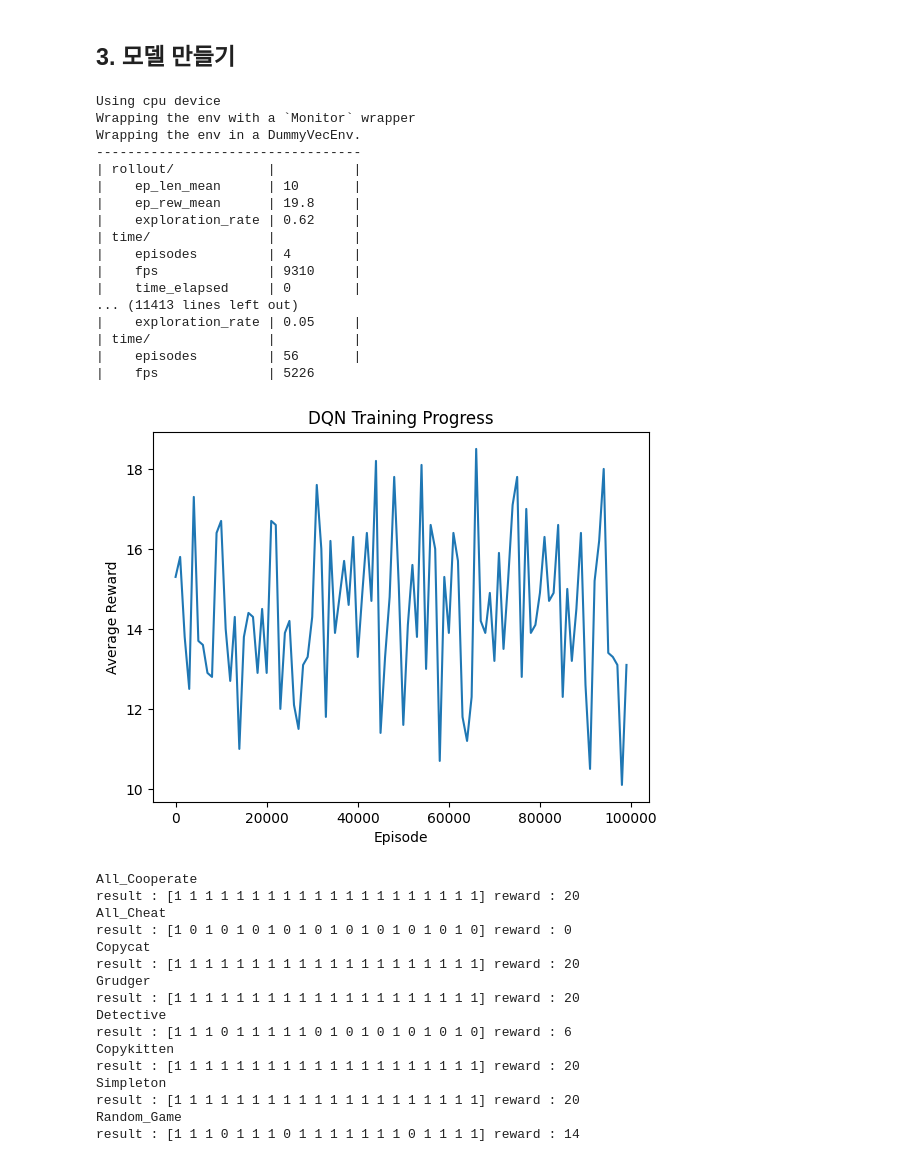
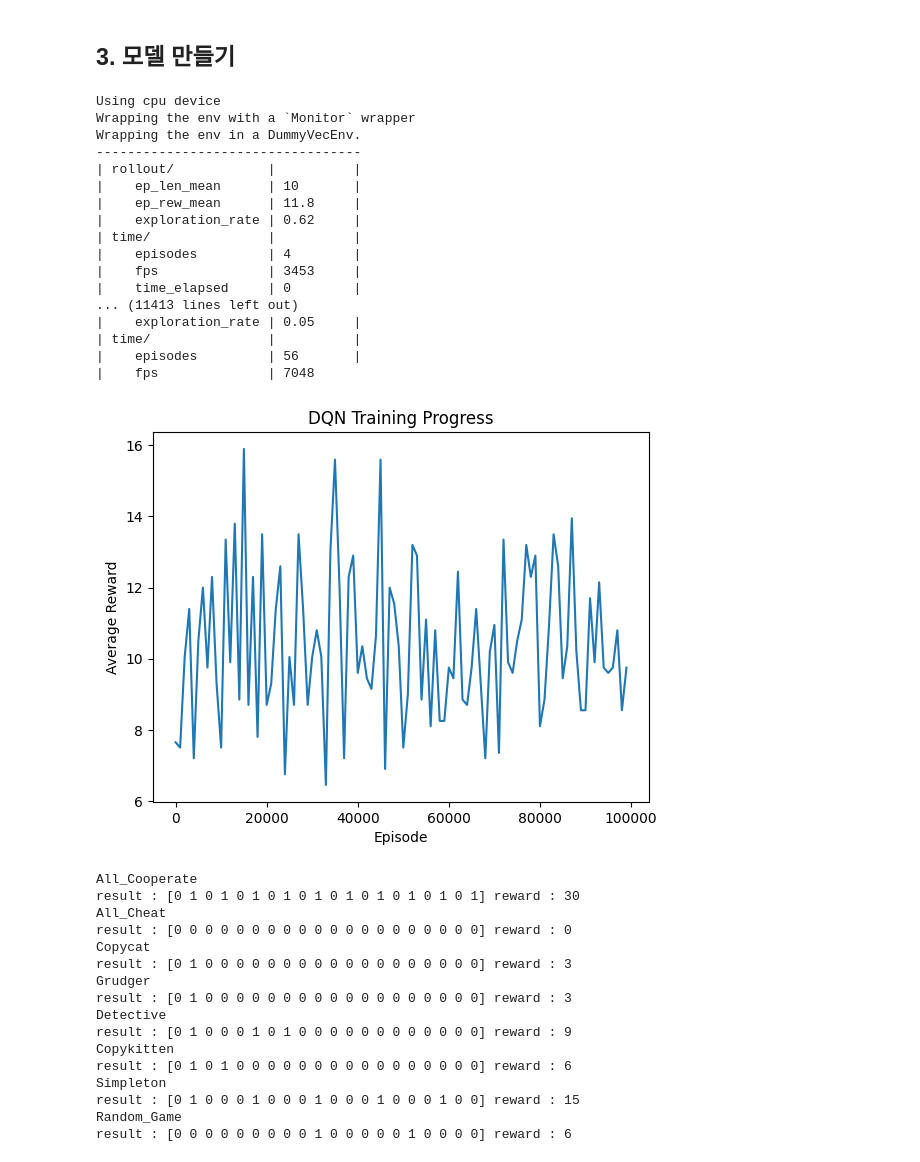
Before and after one commit to Otwooo/prisoner-s-dilemma, a Jupyter notebook: DQN.ipynb, the cells around one changed output. Saved outputs shown, nothing was run; the diff lists cells and outputs as text; code cells hidden in the pictures.

```diff
--- a/DQN.ipynb
+++ b/DQN.ipynb
@@ -184,7 +184,7 @@ import matplotlib.pyplot as plt
 from stable_baselines3 import DQN
 
 vec_env = PrisonersGame()
-model = DQN("MlpPolicy", env, verbose=1, batch_size=100)
+model = DQN("MlpPolicy", env, verbose=1, batch_size=100, learning_rate=0.00001)
 num_episodes = 100000
 episode_rewards = [[], []]
 
@@ -205,40 +205,40 @@ def cal_average_reward():
 
 for episode in range(0, num_episodes, 1000):
 
     model.learn(total_timesteps=1000, log_interval=4)
     episode_rewards[0].append(episode)
     average = cal_average_reward()
     episode_rewards[1].append(average)
 
-model.save("./model/DQN_PrisonersGame")
+model.save("./model/DQN_PrisonersGame_learning_rate00001")
 del model
 
 plt.plot(episode_rewards[0], episode_rewards[1])
 plt.xlabel("Episode")
 plt.ylabel("Average Reward")
 plt.title("DQN Training Progress")
 plt.show()
 # %% [output]
 Using cpu device
 Wrapping the env with a `Monitor` wrapper
 Wrapping the env in a DummyVecEnv.
 ----------------------------------
 | rollout/            |          |
 |    ep_len_mean      | 10       |
-|    ep_rew_mean      | 19.8     |
+|    ep_rew_mean      | 11.8     |
 |    exploration_rate | 0.62     |
 | time/               |          |
 |    episodes         | 4        |
-|    fps              | 9310     |
+|    fps              | 3453     |
 |    time_elapsed     | 0        |
 ... (11413 lines left out)
 |    exploration_rate | 0.05     |
 | time/               |          |
 |    episodes         | 56       |
-|    fps              | 5226
+|    fps              | 7048
-[figure, old version]
+[figure, new version]
 # %%
-model = DQN.load("./model/dqn_PrisonersGame")
+model = DQN.load("./model/DQN_PrisonersGame_learning_rate00001")
 
 obs, info = env.reset()
 num = 0
@@ -260,18 +260,18 @@ for i in range(8):
             break
 # %% [output]
 All_Cooperate
-result : [1 1 1 1 1 1 1 1 1 1 1 1 1 1 1 1 1 1 1 1] reward : 20
+result : [0 1 0 1 0 1 0 1 0 1 0 1 0 1 0 1 0 1 0 1] reward : 30
 All_Cheat
-result : [1 0 1 0 1 0 1 0 1 0 1 0 1 0 1 0 1 0 1 0] reward : 0
+result : [0 0 0 0 0 0 0 0 0 0 0 0 0 0 0 0 0 0 0 0] reward : 0
 Copycat
-result : [1 1 1 1 1 1 1 1 1 1 1 1 1 1 1 1 1 1 1 1] reward : 20
+result : [0 1 0 0 0 0 0 0 0 0 0 0 0 0 0 0 0 0 0 0] reward : 3
 Grudger
-result : [1 1 1 1 1 1 1 1 1 1 1 1 1 1 1 1 1 1 1 1] reward : 20
+result : [0 1 0 0 0 0 0 0 0 0 0 0 0 0 0 0 0 0 0 0] reward : 3
 Detective
-result : [1 1 1 0 1 1 1 1 1 0 1 0 1 0 1 0 1 0 1 0] reward : 6
+result : [0 1 0 0 0 1 0 1 0 0 0 0 0 0 0 0 0 0 0 0] reward : 9
 Copykitten
-result : [1 1 1 1 1 1 1 1 1 1 1 1 1 1 1 1 1 1 1 1] reward : 20
+result : [0 1 0 1 0 0 0 0 0 0 0 0 0 0 0 0 0 0 0 0] reward : 6
 Simpleton
-result : [1 1 1 1 1 1 1 1 1 1 1 1 1 1 1 1 1 1 1 1] reward : 20
+result : [0 1 0 0 0 1 0 0 0 1 0 0 0 1 0 0 0 1 0 0] reward : 15
 Random_Game
-result : [1 1 1 0 1 1 1 0 1 1 1 1 1 1 1 0 1 1 1 1] reward : 14
+result : [0 0 0 0 0 0 0 0 0 1 0 0 0 0 0 1 0 0 0 0] reward : 6
```
Also changed, not shown: parts of 1 cell of this notebook, 8 other files.
